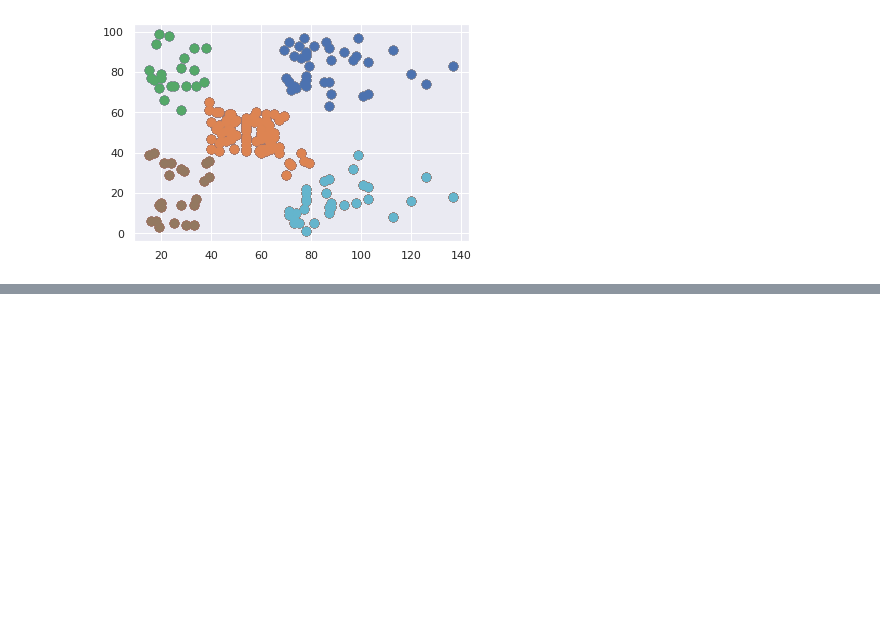
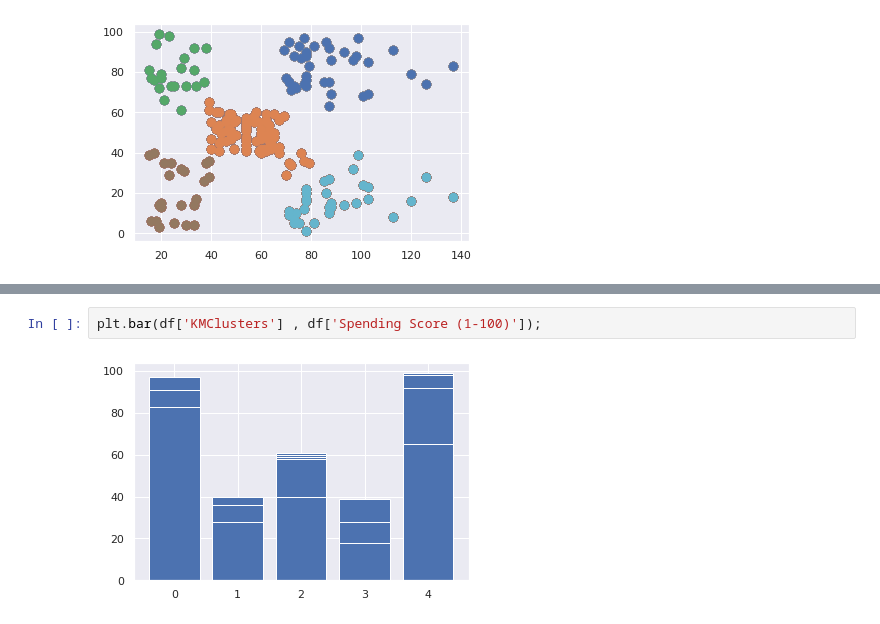
Before and after one commit to hamza3laa/-Hierarchical-Clustering-, a Jupyter notebook: clustering_case_study_.ipynb, the cells around one changed output, grey strips where cells are left out. Saved outputs shown, nothing was run; the diff lists cells and outputs as text; blank space fills up the shorter version.

```diff
--- a/clustering_case_study_.ipynb
+++ b/clustering_case_study_.ipynb
@@ -216,0 +233,4 @@ plt.scatter(X[y_hc==4, 0], X[y_hc==4, 1], s=100, c='magenta', label ='Cluster 5'
+# %%
+plt.bar(df['KMClusters'] , df['Spending Score (1-100)']);
+# %% [output]
+[figure, added]
```
Also changed, not shown: parts of 10 cells of this notebook.
